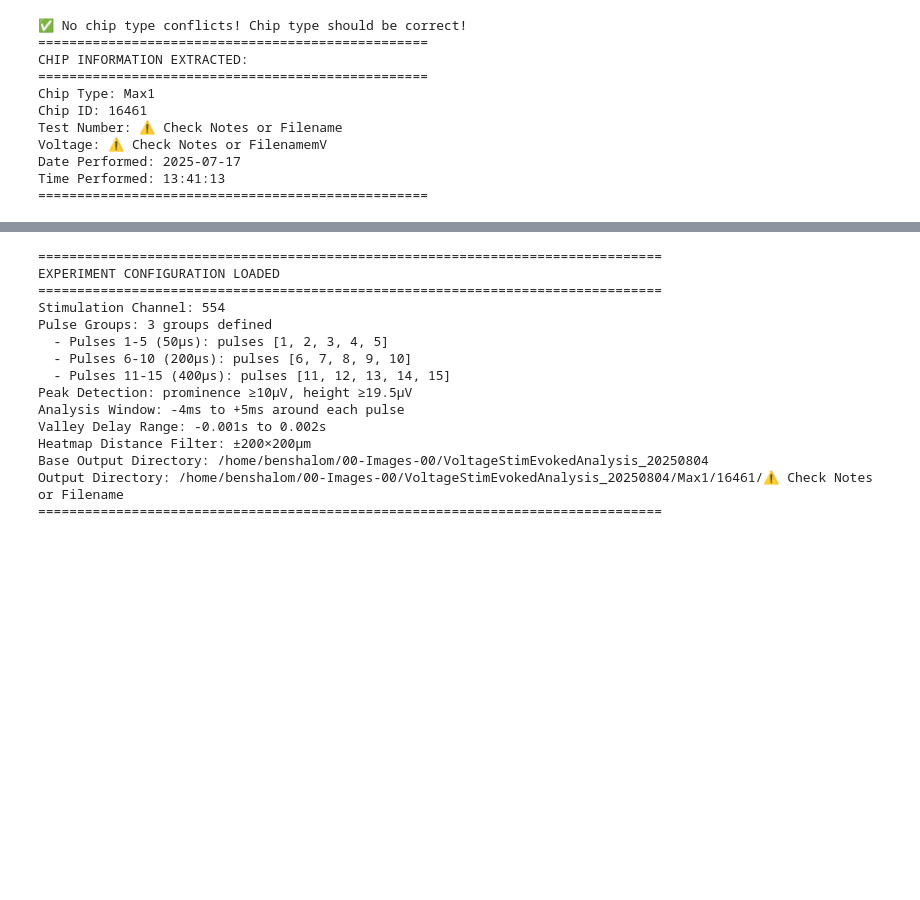
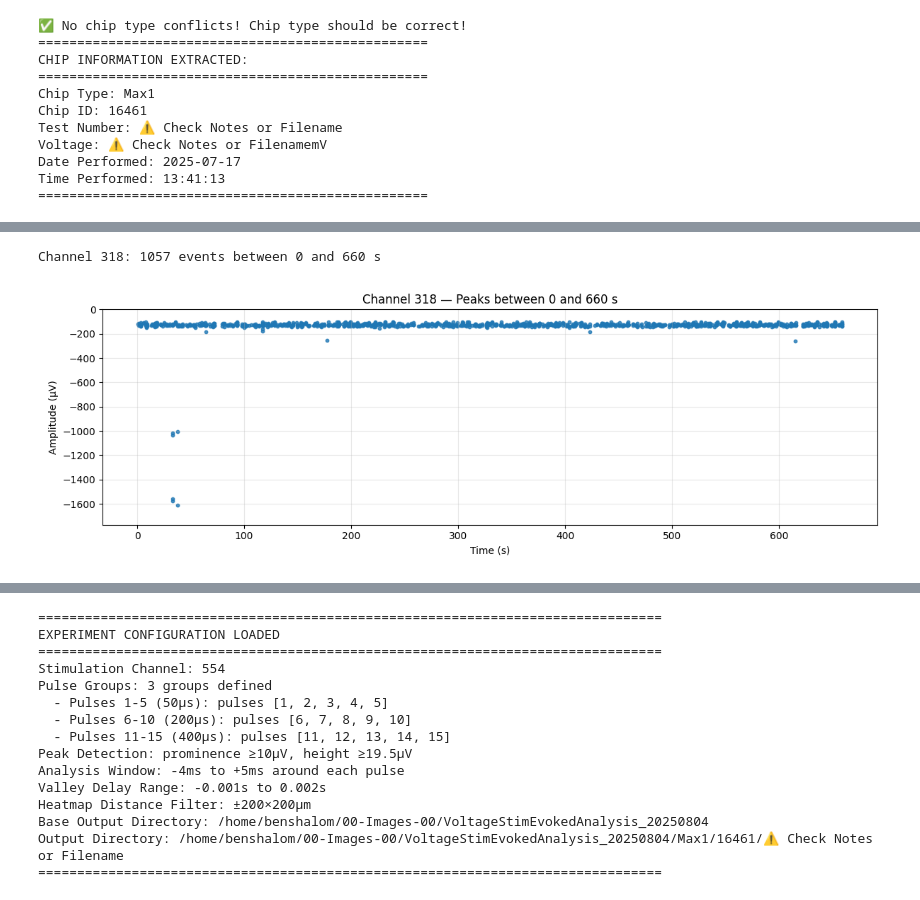
Before and after one commit to roybens/MEA_Analysis, a Jupyter notebook: StimulationAnalysis/EvokedAnalysis_Mk2.ipynb, the cells around one changed output, grey strips where cells are left out. Saved outputs shown, nothing was run; the diff lists cells and outputs as text; code cells hidden in the pictures; blank space fills up the shorter version.

```diff
--- a/StimulationAnalysis/EvokedAnalysis_Mk2.ipynb
+++ b/StimulationAnalysis/EvokedAnalysis_Mk2.ipynb
@@ -610,0 +581,46 @@ Time Performed: 13:41:13
+# %%
+# Cell 1 — prepare data for 180–340 s window
+%matplotlib widget
+import numpy as np
+import matplotlib.pyplot as plt
+
+# set channel id (change if needed)
+ch = '318'
+
+time_start = 0# seconds
+time_end = 660# seconds
+if 'peak_results' not in globals():
+    raise RuntimeError("peak_results not found in notebook globals")
+
+if ch not in peak_results:
+    ch = list(peak_results.keys())[0]  # fallback to first channel
+    print(f"Using channel {ch}")
+
+data = peak_results[ch]
+
+times = np.asarray(data['times_s'])
+amps = np.asarray(data['amplitudes_uV'])
+#get max amps in total
+max_amp = np.max(np.abs(amps))
+mask = (times >= time_start) & (times <= time_end)
+times_win = times[mask]
+amps_win = amps[mask]
+
+print(f"Channel {ch}: {len(times_win)} events between {time_start} and {time_end} s")
+
+# Cell 2 — plot time (x) vs amplitude (y) for selected window
+import matplotlib.pyplot as plt
+# dont have lines connecting points
+
+plt.figure(figsize=(12, 4))
+plt.scatter(times_win, amps_win, s=10, c='tab:blue', alpha=0.8)
+plt.xlabel('Time (s)')
+plt.ylabel('Amplitude (µV)')
+plt.title(f'Channel {ch} — Peaks between {time_start} and {time_end} s')
+plt.grid(alpha=0.3)
+plt.ylim(-max_amp * 1.1, 0)  # set y-limits based on max amplitude
+plt.tight_layout()
+plt.show()
+# %% [output]
+Channel 318: 1057 events between 0 and 660 s
+[figure, added]
```
Also changed, not shown: parts of 23 cells of this notebook, 4 other files.
